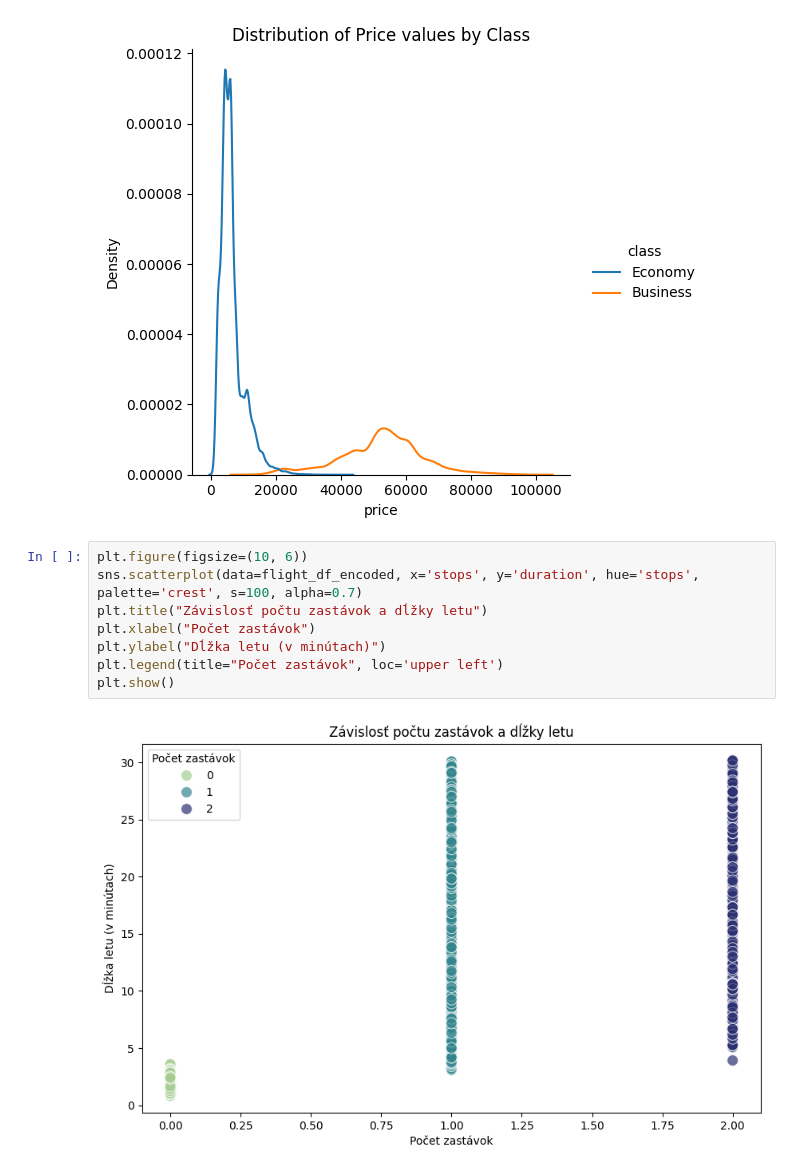
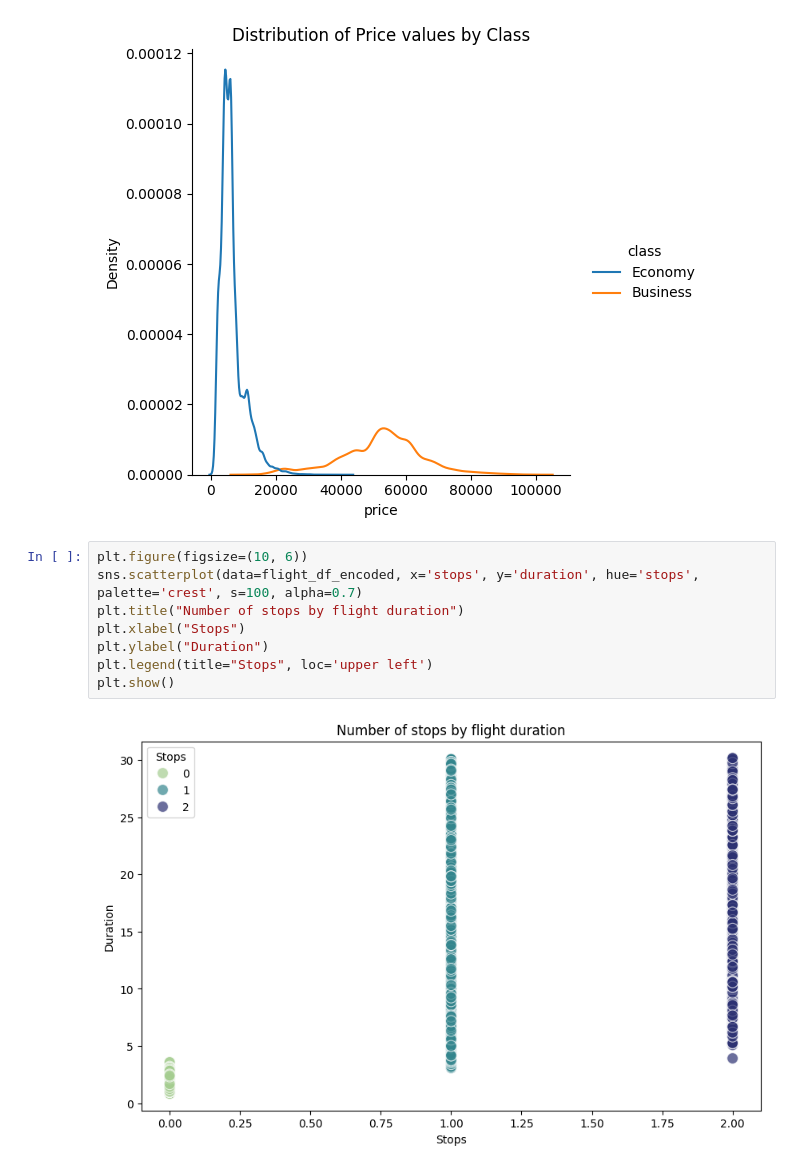
Before and after one commit to OndrejKocak/suns, a Jupyter notebook: zadanie2/zadanie2.ipynb, the cells around one changed output. Drawn from its saved outputs; the diff is of its cells as text.

```diff
--- a/zadanie2/zadanie2.ipynb
+++ b/zadanie2/zadanie2.ipynb
@@ -631,13 +616,13 @@ plt.show()
 # %%
 plt.figure(figsize=(10, 6))
 sns.scatterplot(data=flight_df_encoded, x='stops', y='duration', hue='stops', palette='crest', s=100, alpha=0.7)
-plt.title("Závislosť počtu zastávok a dĺžky letu")
-plt.xlabel("Počet zastávok")
-plt.ylabel("Dĺžka letu (v minútach)")
-plt.legend(title="Počet zastávok", loc='upper left')
+plt.title("Number of stops by flight duration")
+plt.xlabel("Stops")
+plt.ylabel("Duration")
+plt.legend(title="Stops", loc='upper left')
 plt.show()
 # %% [output]
-[figure, old version]
+[figure, new version]
 # %%
 departure_counts = flight_df_cleaned.groupby(['source_city', 'departure_time']).size().unstack(fill_value=0)
 departure_percent = departure_counts.div(departure_counts.sum(axis=1), axis=0) * 100
```
Also changed, not shown: parts of 8 cells of this notebook, 1 other file.
